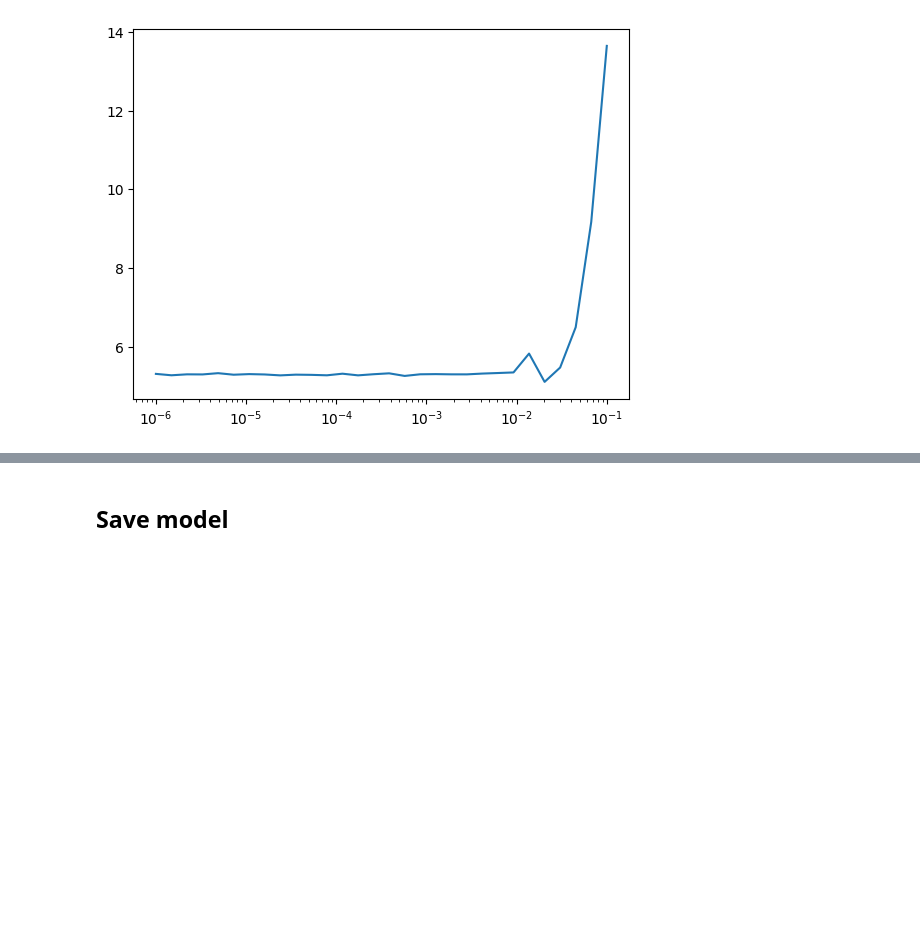
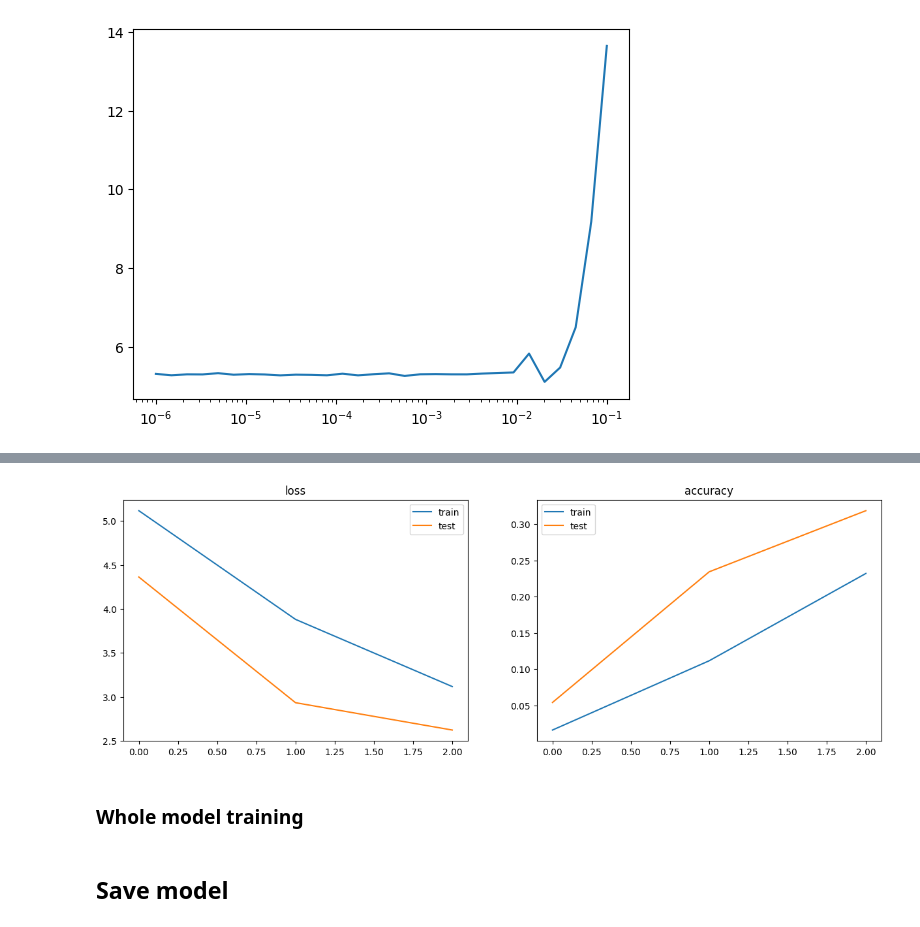
Before and after one commit to tomaszgawron901/deep-learning-23-project, a Jupyter notebook: notebook.ipynb, the cells around one changed output, grey strips where cells are left out. Cells and saved outputs as stored; diff of their text form; code cells hidden in the pictures; blank space fills up the shorter version.

Commit message:
add displaying training loss and accuracy

```diff
--- a/notebook.ipynb
+++ b/notebook.ipynb
@@ -212,6 +212,17 @@ def train_model(model, criterion, optimizer, scheduler, num_epochs=25):
     # Copy weights
     best_model_wts = copy.deepcopy(model.state_dict())
     best_acc = 0.0
+
+    history = {
+        "loss": {
+            "train": [],
+            "test": [],
+        },
+        "acc": {
+            "train": [],
+            "test": [],
+        }
+    }
 
     for epoch in range(num_epochs):
         print('Epoch {}/{}'.format(epoch, num_epochs - 1))
@@ -257,6 +268,9 @@ def train_model(model, criterion, optimizer, scheduler, num_epochs=25):
             epoch_loss = running_loss / dataset_sizes[phase]
             epoch_acc = running_corrects.double() / dataset_sizes[phase]
 
+            history["loss"][phase].append(epoch_loss)
+            history["acc"][phase].append(epoch_acc.detach().cpu().numpy())
+
             print('{} Loss: {:.4f} Acc: {:.4f}'.format(
                 phase, epoch_loss, epoch_acc))
 
@@ -274,7 +288,7 @@ def train_model(model, criterion, optimizer, scheduler, num_epochs=25):
 
     # load best model weights
     model.load_state_dict(best_model_wts)
-    return model
+    return model, history
 # %%
 def examine_lr_range(model, criterion, get_optimizer, data_loader, lr_range):
     original_model = copy.deepcopy(model.state_dict())
@@ -317,3 +331,20 @@ def examine_lr_range(model, criterion, get_optimizer, data_loader, lr_range):
     model.load_state_dict(original_model)
 
     return lr_list, train_loss_history
+# %%
+def plot_train_history(history):
+    fig, ax = plt.subplots()
+    fig.set_figwidth(15)
+
+    ax1 = plt.subplot(1, 2, 1)
+    ax1.plot(history["loss"]["train"], label="train")
+    ax1.plot(history["loss"]["test"], label="test")
+    ax1.title.set_text("loss")
+    ax1.legend()
+
+    ax2 = plt.subplot(1, 2, 2)
+    ax2.plot(history["acc"]["train"], label="train")
+    ax2.plot(history["acc"]["test"], label="test")
+    ax2.title.set_text("accuracy")
+    ax2.legend()
+    plt.show()
@@ -351,4 +384,4 @@ optimizer = optim.SGD(model.parameters(), lr=0.01, momentum=0.9)
 # Decay LR by a factor of 0.1 every 7 epochs
 exp_lr_scheduler = lr_scheduler.StepLR(optimizer, step_size=7, gamma=0.1)
 
-model = train_model(model, criterion, optimizer, exp_lr_scheduler, num_epochs=7)
+model, history = train_model(model, criterion, optimizer, exp_lr_scheduler, num_epochs=3)
@@ -355,3 +406,9 @@ model = train_model(model, criterion, optimizer, exp_lr_scheduler, num_epochs=7)
+# %%
+plot_train_history(history)
+# %% [output]
+[figure, added]
+# %% [markdown]
+### Whole model training
 # %%
 # Unfreeze all layers
 for param in model.parameters():
```
Also changed, not shown: parts of 3 cells of this notebook.
